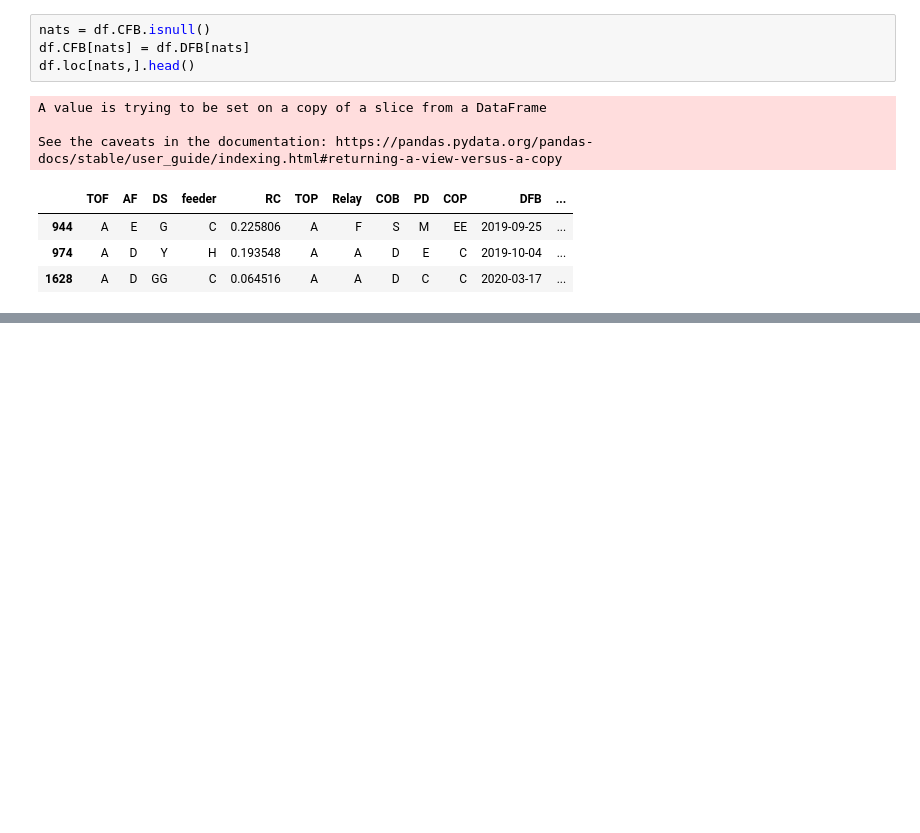
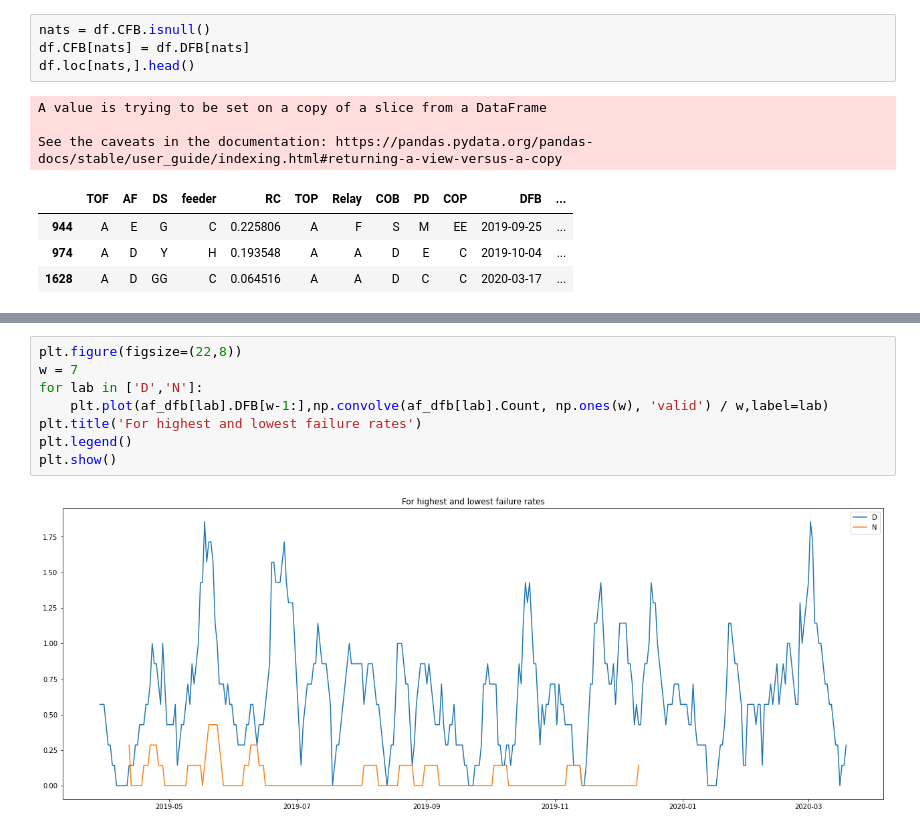
Before and after one commit to sheperd007/Predictive-maintenance-in-the-gas-industry, a Jupyter notebook: Electricity Networks Maintenance/Data Analysis Group/Mehrpanah/02_ROCOF_AF.ipynb, the cells around one changed output, grey strips where cells are left out. Drawn from its saved outputs; the diff is of its cells as text; blank space fills up the shorter version.

```diff
--- a/Electricity Networks Maintenance/Data Analysis Group/Mehrpanah/02_ROCOF_AF.ipynb
+++ b/Electricity Networks Maintenance/Data Analysis Group/Mehrpanah/02_ROCOF_AF.ipynb
@@ -81,0 +115,10 @@ plt.show()
+# %%
+plt.figure(figsize=(22,8))
+w = 7
+for lab in ['D','N']:
+    plt.plot(af_dfb[lab].DFB[w-1:],np.convolve(af_dfb[lab].Count, np.ones(w), 'valid') / w,label=lab)
+plt.title('For highest and lowest failure rates')
+plt.legend()
+plt.show()
+# %% [output]
+[figure, added]
```
Also changed, not shown: parts of 7 cells of this notebook.
